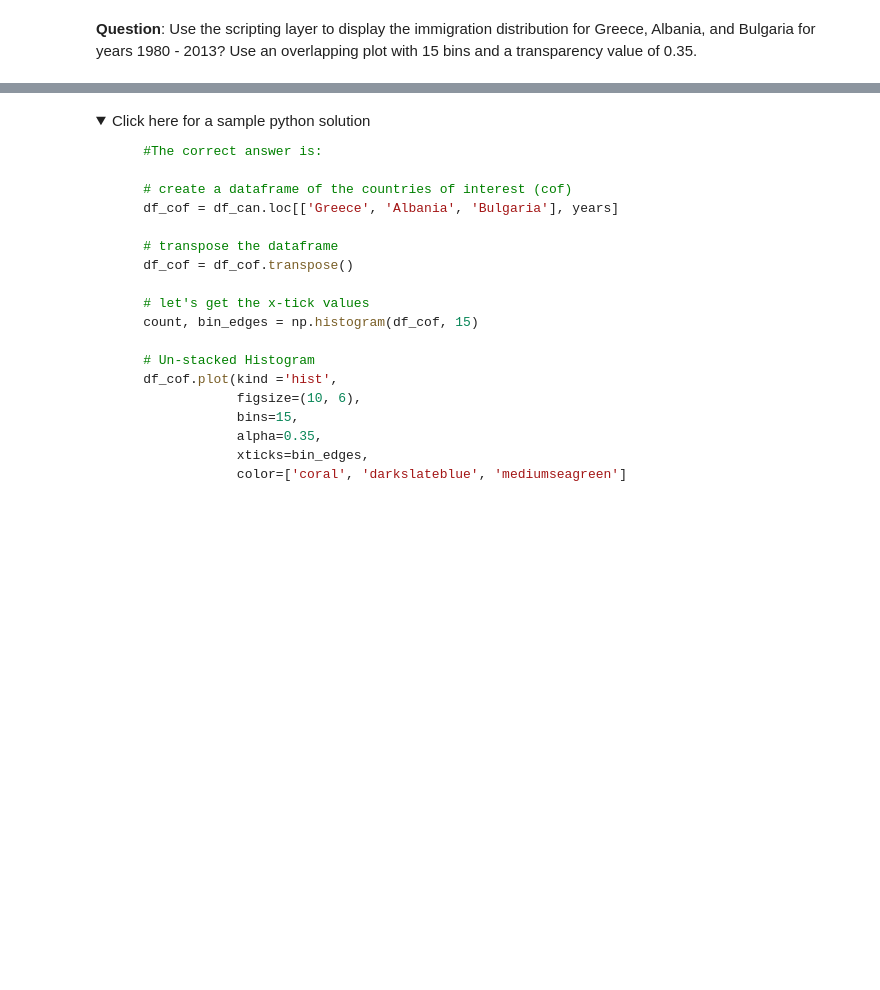
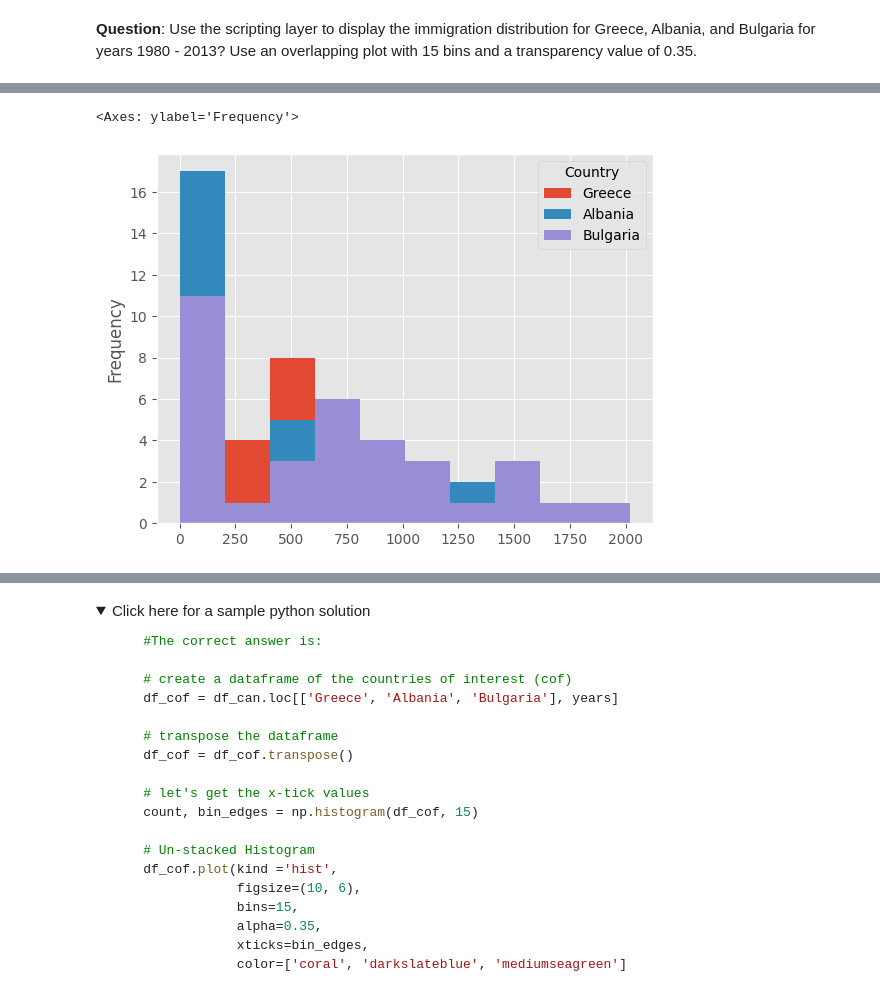
Before and after one commit to aymanejaz/Python-For-DataScience, a Jupyter notebook: 44- Exercise - Area Plots Histograms and Bar Plots - With Dataset.ipynb, the cells around one changed output, grey strips where cells are left out. Saved outputs shown, nothing was run; the diff lists cells and outputs as text; code cells hidden in the pictures; folded sections open; blank space fills up the shorter version.

```diff
--- a/44- Exercise - Area Plots Histograms and Bar Plots - With Dataset.ipynb
+++ b/44- Exercise - Area Plots Histograms and Bar Plots - With Dataset.ipynb
@@ -686,0 +727,8 @@ plt.show()
+# %%
+### type your answer here
+
+#  view the data - Greece, Albania, and Bulgaria for years 1980 - 2013
+# df_can.loc[['Greece', 'Albania', 'Bulgaria'], years]
+# transpose
+df_transpose = df_can.loc[['Greece', 'Albania', 'Bulgaria'], years].transpose()
+df_transpose.head()
@@ -686,0 +742,7 @@ plt.show()
+# %%
+# df_can.loc[['Greece', 'Albania', 'Bulgaria'], years].plot.hist()
+
+df_transpose.plot.hist()
+# %% [output]
+<Axes: ylabel='Frequency'>
+[figure, added]
```
Also changed, not shown: parts of 20 cells of this notebook.
